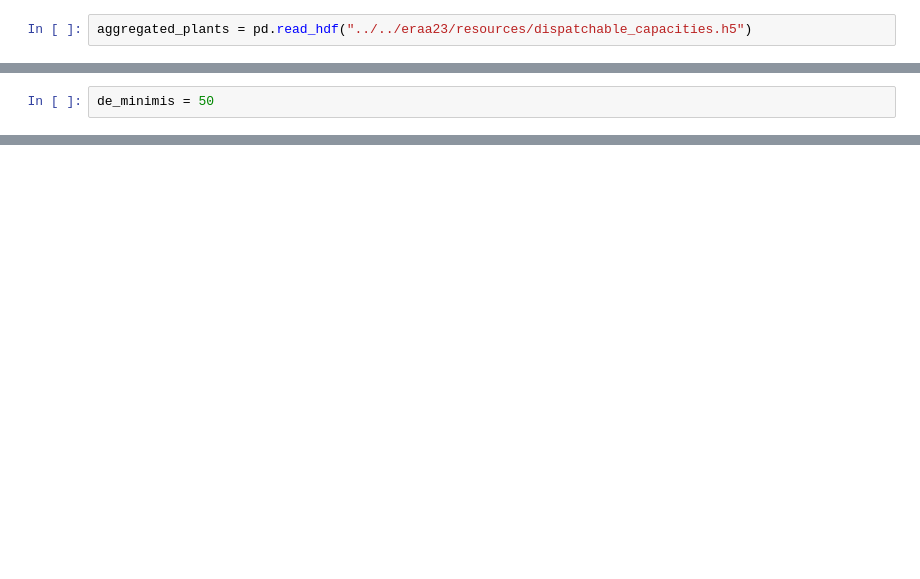
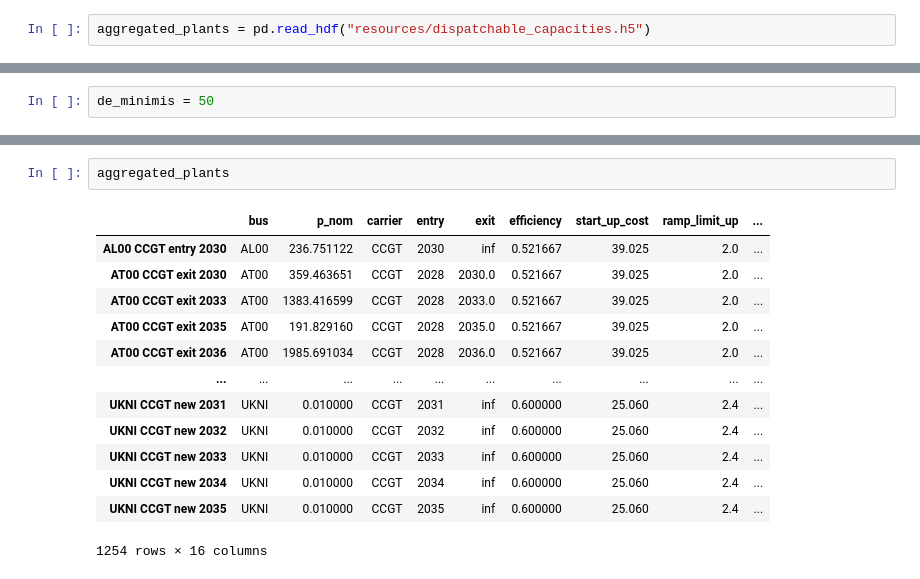
Before and after one commit to thomgeo/open_eraa, a Jupyter notebook: build_individual_power_plants.ipynb, the cells around one changed output, grey strips where cells are left out. Saved outputs shown, nothing was run; the diff lists cells and outputs as text; blank space fills up the shorter version.

Commit message:
update to new environment and individual power plants

```diff
--- a/build_individual_power_plants.ipynb
+++ b/build_individual_power_plants.ipynb
@@ -15,4 +534,4 @@ power_plants = power_plants[~(power_plants.DateOut < 2005)]
 # %%
-aggregated_plants = pd.read_hdf("../../eraa23/resources/dispatchable_capacities.h5")
+aggregated_plants = pd.read_hdf("resources/dispatchable_capacities.h5")
 # %%
 bidding_zones = gpd.read_file("resources/bidding_zones.geojson")
@@ -634,0 +727,16 @@ power_plant_locations.plot(markersize=power_plants.Capacity.div(150), color="bla
+# %%
+aggregated_plants
+# %% [output]
+|  | bus | p_nom | carrier | entry | exit | efficiency | start_up_cost | ramp_limit_up | ... |
+| AL00 CCGT entry 2030 | AL00 | 236.751122 | CCGT | 2030 | inf | 0.521667 | 39.025 | 2.0 | ... |
+| AT00 CCGT exit 2030 | AT00 | 359.463651 | CCGT | 2028 | 2030.0 | 0.521667 | 39.025 | 2.0 | ... |
+| AT00 CCGT exit 2033 | AT00 | 1383.416599 | CCGT | 2028 | 2033.0 | 0.521667 | 39.025 | 2.0 | ... |
+| AT00 CCGT exit 2035 | AT00 | 191.829160 | CCGT | 2028 | 2035.0 | 0.521667 | 39.025 | 2.0 | ... |
+| AT00 CCGT exit 2036 | AT00 | 1985.691034 | CCGT | 2028 | 2036.0 | 0.521667 | 39.025 | 2.0 | ... |
+| ... | ... | ... | ... | ... | ... | ... | ... | ... | ... |
+| UKNI CCGT new 2031 | UKNI | 0.010000 | CCGT | 2031 | inf | 0.600000 | 25.060 | 2.4 | ... |
+| UKNI CCGT new 2032 | UKNI | 0.010000 | CCGT | 2032 | inf | 0.600000 | 25.060 | 2.4 | ... |
+| UKNI CCGT new 2033 | UKNI | 0.010000 | CCGT | 2033 | inf | 0.600000 | 25.060 | 2.4 | ... |
+| UKNI CCGT new 2034 | UKNI | 0.010000 | CCGT | 2034 | inf | 0.600000 | 25.060 | 2.4 | ... |
+| UKNI CCGT new 2035 | UKNI | 0.010000 | CCGT | 2035 | inf | 0.600000 | 25.060 | 2.4 | ... |
+1254 rows × 16 columns
```
Also changed, not shown: parts of 79 cells of this notebook, 8 other files.
